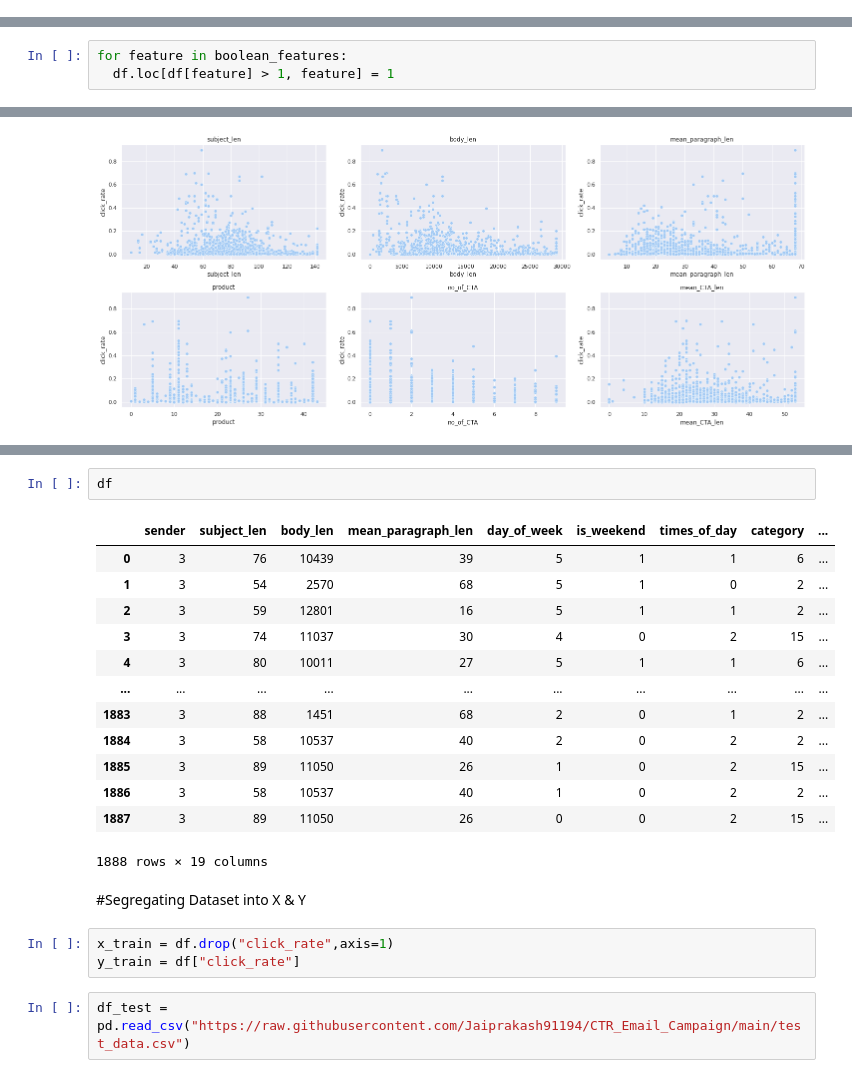
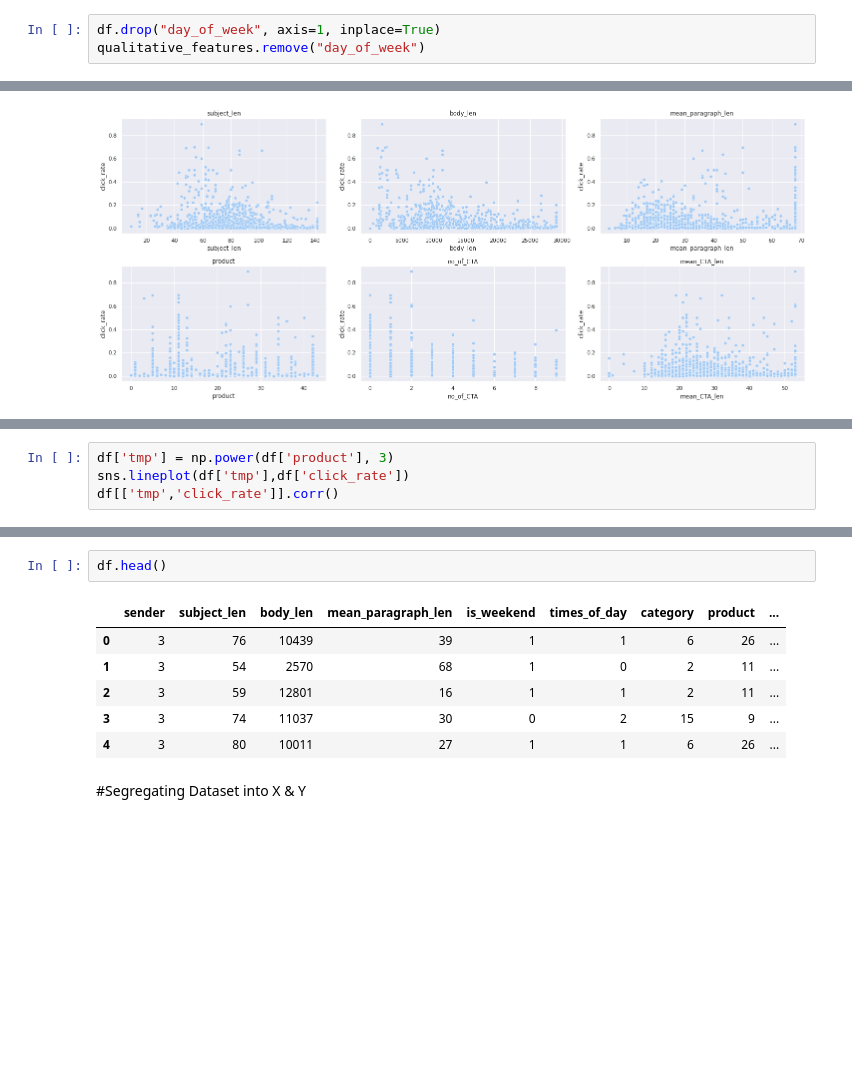
Before and after one commit to Jaiprakash91194/CTR_Email_Campaign, a Jupyter notebook: CTR_Email_Final_Submission_Code.ipynb, the cells around one changed output, grey strips where cells are left out. Saved outputs shown, nothing was run; the diff lists cells and outputs as text; blank space fills up the shorter version.

```diff
--- a/CTR_Email_Campaign.ipynb
+++ b/CTR_Email_Final_Submission_Code.ipynb
@@ -129,3 +153,6 @@ df['times_of_day'] = df['times_of_day'].map({"Evening": 2, "Noon": 1, "Morning":
+# %%
+df.drop("day_of_week", axis=1, inplace=True)
+qualitative_features.remove("day_of_week")
 # %%
 qualitative_features
 # %% [output]
@@ -189,9 +210,6 @@ df["is_price"].value_counts()
 Name: is_price, dtype: int64
 # %% [markdown]
 From above visualization, we see the values other an boolean values are negligible comparing to 0 and 1. Hence replacing the values greater than 1 into 1(As it represent true value for the data)
-# %%
-for feature in boolean_features:
-  df.loc[df[feature] > 1, feature] = 1
 # %%
 for feature in boolean_features:
   if len(df[feature].unique()) > 2:
@@ -392,0 +409,4 @@ plt.show()
+# %%
+df['tmp'] = np.power(df['product'], 3)
+sns.lineplot(df['tmp'],df['click_rate'])
+df[['tmp','click_rate']].corr()
@@ -490,23 +519,11 @@ plt.show()
 # %%
-df
+df.head()
 # %% [output]
-|  | sender | subject_len | body_len | mean_paragraph_len | day_of_week | is_weekend | times_of_day | category | ... |
-| 0 | 3 | 76 | 10439 | 39 | 5 | 1 | 1 | 6 | ... |
-| 1 | 3 | 54 | 2570 | 68 | 5 | 1 | 0 | 2 | ... |
-| 2 | 3 | 59 | 12801 | 16 | 5 | 1 | 1 | 2 | ... |
-| 3 | 3 | 74 | 11037 | 30 | 4 | 0 | 2 | 15 | ... |
-| 4 | 3 | 80 | 10011 | 27 | 5 | 1 | 1 | 6 | ... |
-| ... | ... | ... | ... | ... | ... | ... | ... | ... | ... |
-| 1883 | 3 | 88 | 1451 | 68 | 2 | 0 | 1 | 2 | ... |
-| 1884 | 3 | 58 | 10537 | 40 | 2 | 0 | 2 | 2 | ... |
-| 1885 | 3 | 89 | 11050 | 26 | 1 | 0 | 2 | 15 | ... |
-| 1886 | 3 | 58 | 10537 | 40 | 1 | 0 | 2 | 2 | ... |
-| 1887 | 3 | 89 | 11050 | 26 | 0 | 0 | 2 | 15 | ... |
+|  | sender | subject_len | body_len | mean_paragraph_len | is_weekend | times_of_day | category | product | ... |
+| 0 | 3 | 76 | 10439 | 39 | 1 | 1 | 6 | 26 | ... |
+| 1 | 3 | 54 | 2570 | 68 | 1 | 0 | 2 | 11 | ... |
+| 2 | 3 | 59 | 12801 | 16 | 1 | 1 | 2 | 11 | ... |
+| 3 | 3 | 74 | 11037 | 30 | 0 | 2 | 15 | 9 | ... |
+| 4 | 3 | 80 | 10011 | 27 | 1 | 1 | 6 | 26 | ... |
-1888 rows × 19 columns
 # %% [markdown]
 #Segregating Dataset into X & Y
-# %%
-x_train = df.drop("click_rate",axis=1)
-y_train = df["click_rate"]
-# %%
-df_test = pd.read_csv("https://raw.githubusercontent.com/Jaiprakash91194/CTR_Email_Campaign/main/test_data.csv")
```
Also changed, not shown: parts of 71 cells of this notebook, 5 other files.
